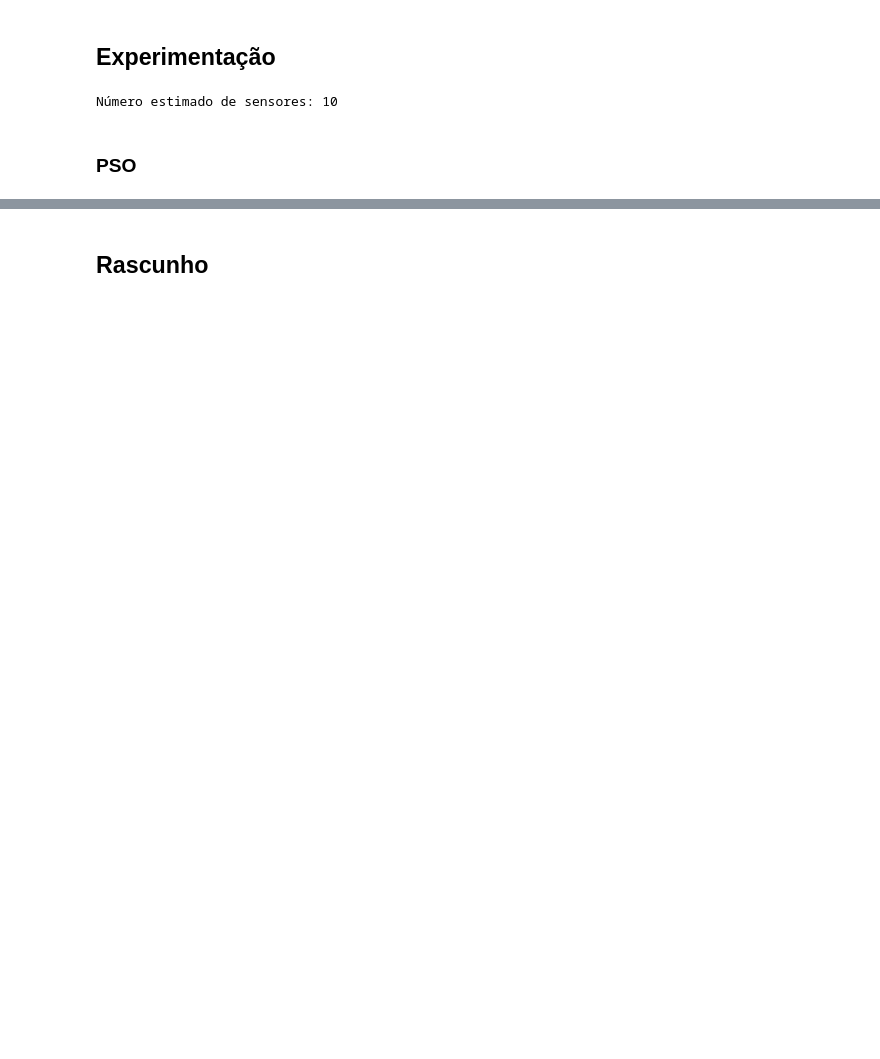
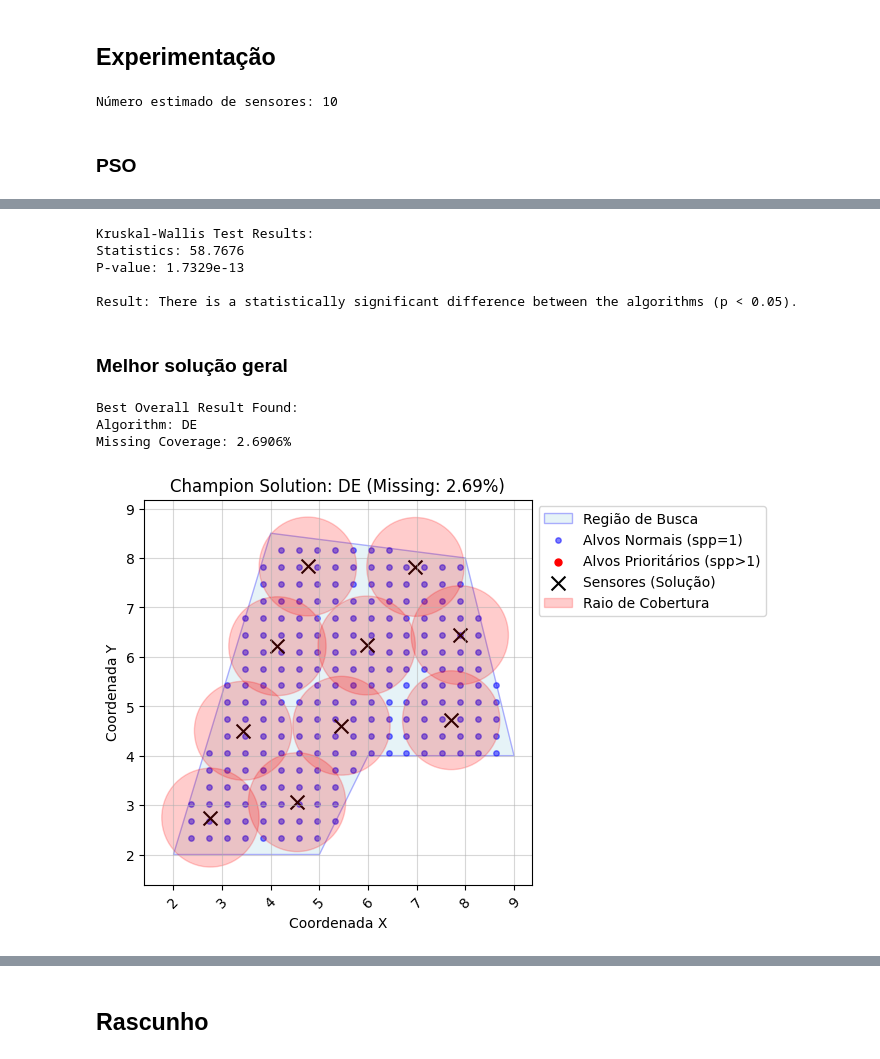
Before and after one commit to VictorPLima/optimal_sensor_placement_via_metaheuristics, a Jupyter notebook: Posicionamento_Ótimo_de_Sensores.ipynb, the cells around one changed output, grey strips where cells are left out. Drawn from its saved outputs; the diff is of its cells as text; code cells hidden in the pictures; blank space fills up the shorter version.

```diff
--- a/Posicionamento_Ótimo_de_Sensores.ipynb
+++ b/Posicionamento_Ótimo_de_Sensores.ipynb
@@ -783,0 +964,17 @@ KeyboardInterrupt:
+# %%
+from scipy.stats import shapiro
+
+print("Teste de Normalidade (Shapiro-Wilk):\n")
+
+for algo in ['PSO', 'DE', 'GA']:
+    costs = OSP_exp_results[algo]['costs']
+    stat, p_val = shapiro(costs)
+
+    print(f"Algoritmo: {algo}")
+    print(f"Estatística: {stat:.4f}, p-valor: {p_val:.4e}")
+
+    if p_val > 0.05:
+        print("Resultado: A distribuição parece ser NORMAL (p > 0.05)")
+    else:
+        print("Resultado: A distribuição NÃO parece ser normal (p <= 0.05)")
+    print("-" * 30)
@@ -783,0 +1040,54 @@ KeyboardInterrupt:
+# %%
+from scipy.stats import kruskal
+
+# Extract costs for each algorithm from the loaded results
+pso_costs = OSP_exp_results['PSO']['costs']
+de_costs = OSP_exp_results['DE']['costs']
+ga_costs = OSP_exp_results['GA']['costs']
+
+# Perform Kruskal-Wallis H-test
+# This is a non-parametric version of ANOVA
+stat, p_value = kruskal(pso_costs, de_costs, ga_costs)
+
+print(f"Kruskal-Wallis Test Results:")
+print(f"Statistics: {stat:.4f}")
+print(f"P-value: {p_value:.4e}")
+
+if p_value < 0.05:
+    print("\nResult: There is a statistically significant difference between the algorithms (p < 0.05).")
+else:
+    print("\nResult: No statistically significant difference was found (p >= 0.05).")
+# %% [output]
+Kruskal-Wallis Test Results:
+Statistics: 58.7676
+P-value: 1.7329e-13
+
+Result: There is a statistically significant difference between the algorithms (p < 0.05).
+# %% [markdown]
+### Melhor solução geral
+# %%
+best_overall_cost = float('inf')
+best_overall_solution = None
+best_algo_name = ""
+
+for algo in ['PSO', 'DE', 'GA']:
+    costs = OSP_exp_results[algo]['costs']
+    min_idx = np.argmin(costs)
+    if costs[min_idx] < best_overall_cost:
+        best_overall_cost = costs[min_idx]
+        best_overall_solution = np.array(OSP_exp_results[algo]['solutions'][min_idx])
+        best_algo_name = algo
+
+print(f"Best Overall Result Found:")
+print(f"Algorithm: {best_algo_name}")
+print(f"Missing Coverage: {best_overall_cost:.4f}%")
+
+plot_solution(vertices=v, target_points=target_points, sensor_positions=best_overall_solution,
+              sensors_per_point=sensors_per_point, raio_sensoriamento=r_s)
+plt.title(f"Champion Solution: {best_algo_name} (Missing: {best_overall_cost:.2f}%)")
+plt.show()
+# %% [output]
+Best Overall Result Found:
+Algorithm: DE
+Missing Coverage: 2.6906%
+[figure, added]
```
Also changed, not shown: parts of 52 cells of this notebook.
